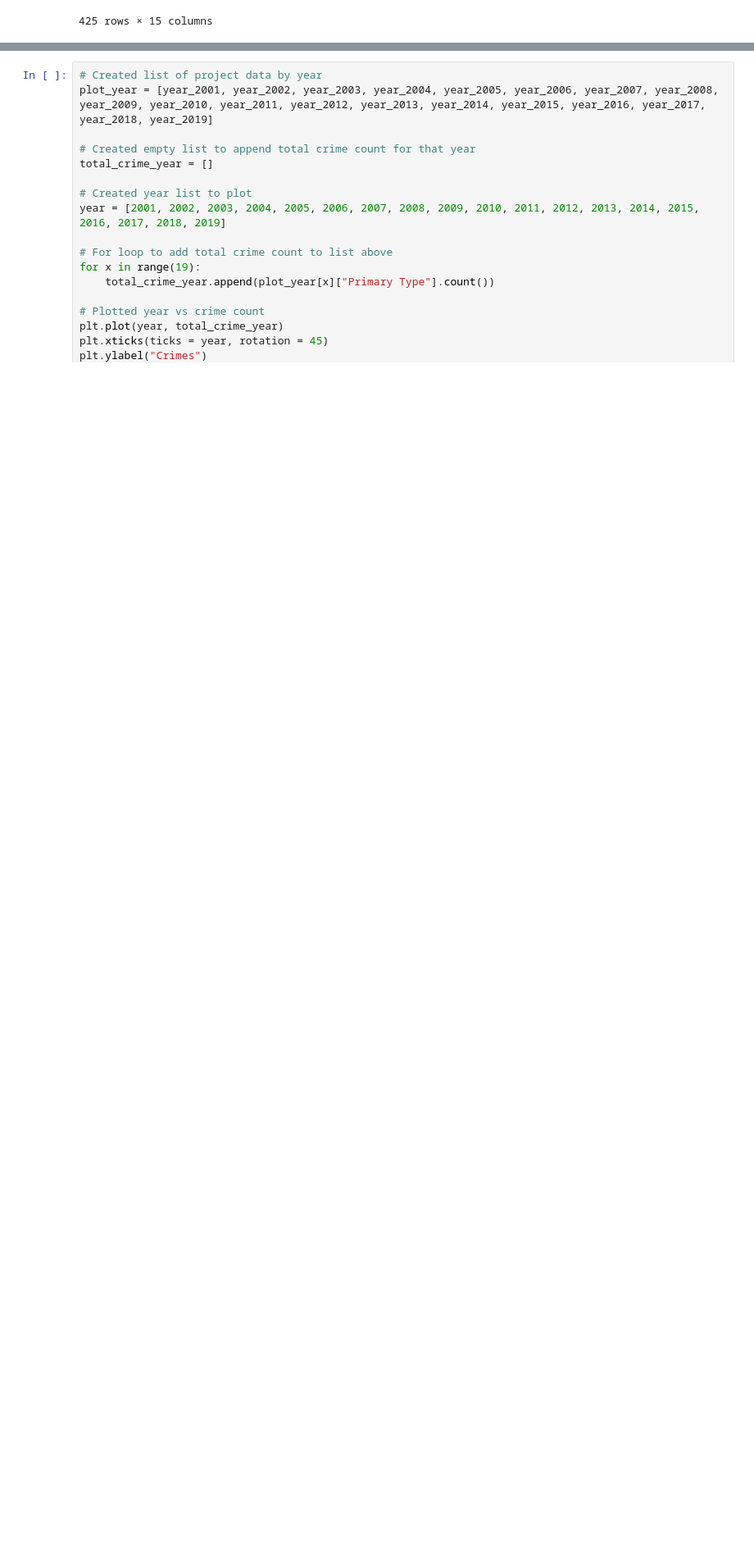
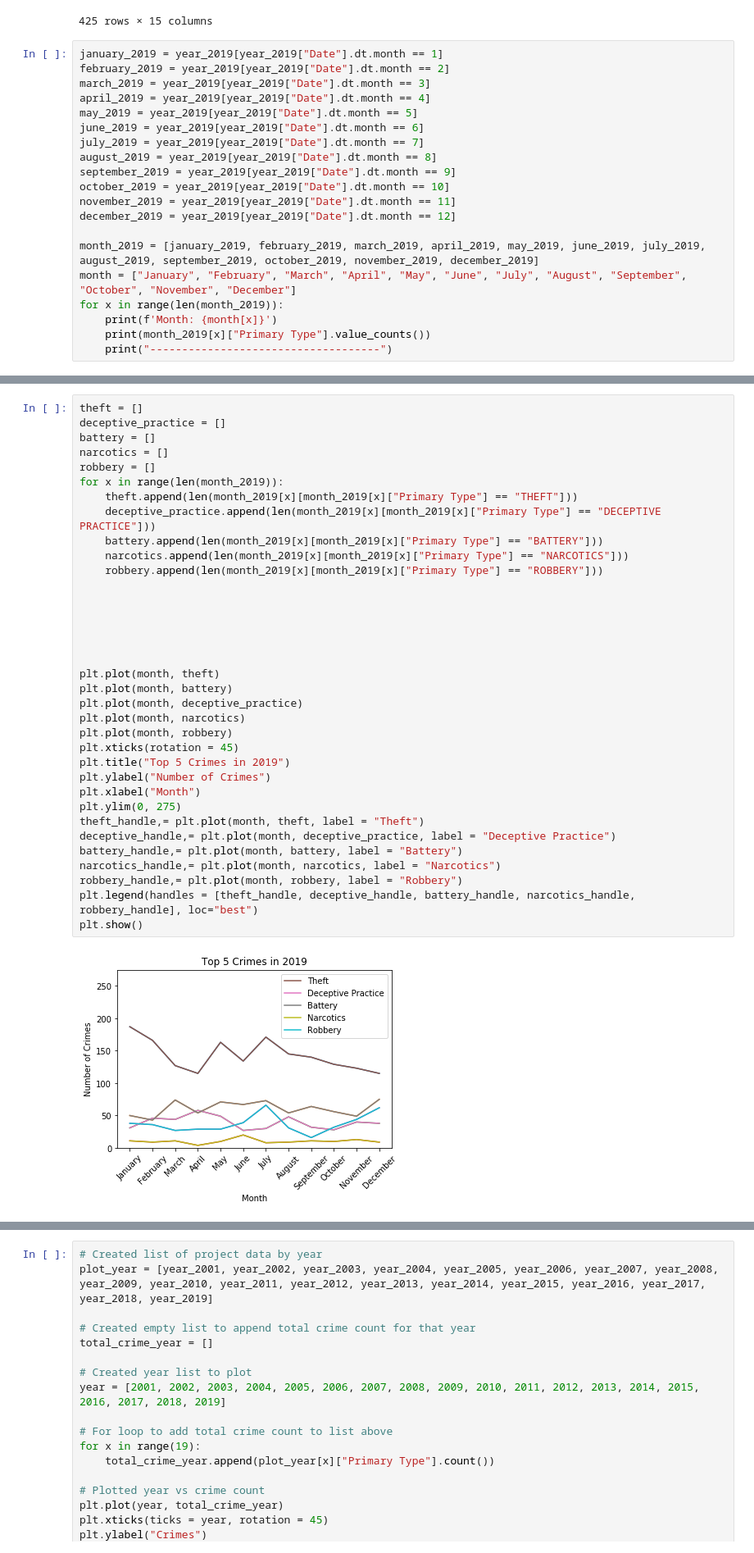
Before and after one commit to o0oo000o0o0o/Project-1, a Jupyter notebook: project.ipynb, the cells around one changed output, grey strips where cells are left out. Shown: that part at 82% size. Drawn from its saved outputs; the diff is of its cells as text; blank space fills up the shorter version.

```diff
--- a/project.ipynb
+++ b/project.ipynb
@@ -160,3 +177,23 @@ january_2001
 | 423 | 2001-01-31 | W | 999392.0 | 610508.0 | 1609900.0 | 005XX N STATE ST | DECEPTIVE PRACTICE | THEFT OF LABOR/SERVICES | ... |
 | 424 | 2001-01-31 | W | 999392.0 | 610508.0 | 1609900.0 | 011XX N CLARK ST | THEFT | $500 AND UNDER | ... |
 425 rows × 15 columns
+# %%
+january_2019 = year_2019[year_2019["Date"].dt.month == 1]
+february_2019 = year_2019[year_2019["Date"].dt.month == 2]
+march_2019 = year_2019[year_2019["Date"].dt.month == 3]
+april_2019 = year_2019[year_2019["Date"].dt.month == 4]
+may_2019 = year_2019[year_2019["Date"].dt.month == 5]
+june_2019 = year_2019[year_2019["Date"].dt.month == 6]
+july_2019 = year_2019[year_2019["Date"].dt.month == 7]
+august_2019 = year_2019[year_2019["Date"].dt.month == 8]
+september_2019 = year_2019[year_2019["Date"].dt.month == 9]
+october_2019 = year_2019[year_2019["Date"].dt.month == 10]
+november_2019 = year_2019[year_2019["Date"].dt.month == 11]
+december_2019 = year_2019[year_2019["Date"].dt.month == 12]
+
+month_2019 = [january_2019, february_2019, march_2019, april_2019, may_2019, june_2019, july_2019, august_2019, september_2019, october_2019, november_2019, december_2019]
+month = ["January", "February", "March", "April", "May", "June", "July", "August", "September", "October", "November", "December"]
+for x in range(len(month_2019)):
+    print(f'Month: {month[x]}')
+    print(month_2019[x]["Primary Type"].value_counts())
+    print("------------------------------------")
@@ -163,3 +218,40 @@ january_2001
+# %%
+theft = []
+deceptive_practice = []
+battery = []
+narcotics = []
+robbery = []
+for x in range(len(month_2019)):
+    theft.append(len(month_2019[x][month_2019[x]["Primary Type"] == "THEFT"]))
+    deceptive_practice.append(len(month_2019[x][month_2019[x]["Primary Type"] == "DECEPTIVE PRACTICE"]))
+    battery.append(len(month_2019[x][month_2019[x]["Primary Type"] == "BATTERY"]))
+    narcotics.append(len(month_2019[x][month_2019[x]["Primary Type"] == "NARCOTICS"]))
+    robbery.append(len(month_2019[x][month_2019[x]["Primary Type"] == "ROBBERY"]))
+
+
+
+
+
+
+plt.plot(month, theft)
+plt.plot(month, battery)
+plt.plot(month, deceptive_practice)
+plt.plot(month, narcotics)
+plt.plot(month, robbery)
+plt.xticks(rotation = 45)
+plt.title("Top 5 Crimes in 2019")
+plt.ylabel("Number of Crimes")
+plt.xlabel("Month")
+plt.ylim(0, 275)
+theft_handle,= plt.plot(month, theft, label = "Theft")
+deceptive_handle,= plt.plot(month, deceptive_practice, label = "Deceptive Practice")
+battery_handle,= plt.plot(month, battery, label = "Battery")
+narcotics_handle,= plt.plot(month, narcotics, label = "Narcotics")
+robbery_handle,= plt.plot(month, robbery, label = "Robbery")
+plt.legend(handles = [theft_handle, deceptive_handle, battery_handle, narcotics_handle, robbery_handle], loc="best")
+plt.show()
+# %% [output]
+[figure, added]
 # %%
 # Example DO NOT EDIT!
 # Filter for a Single Day Example
```
Also changed, not shown: parts of 6 cells of this notebook, 1 other file.
